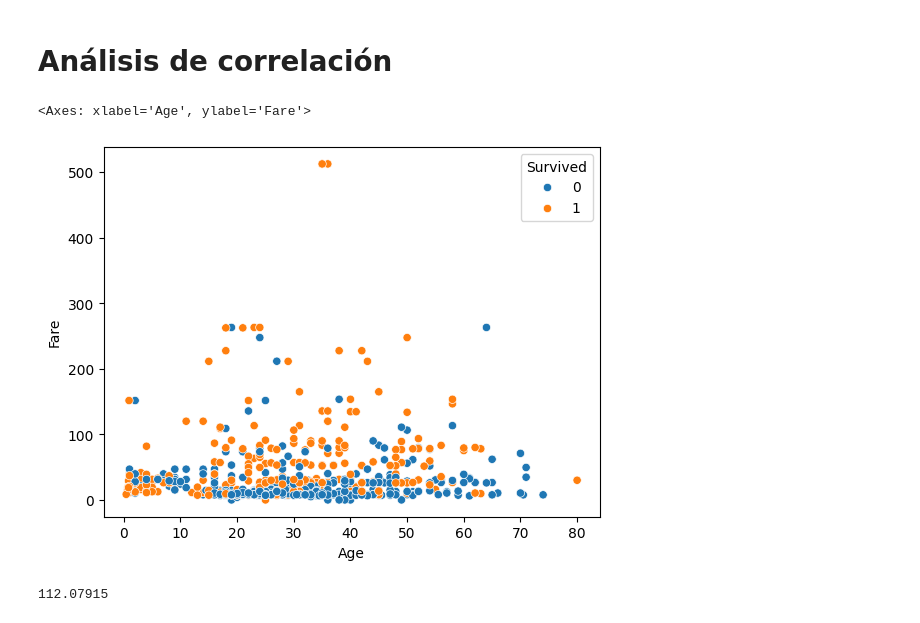
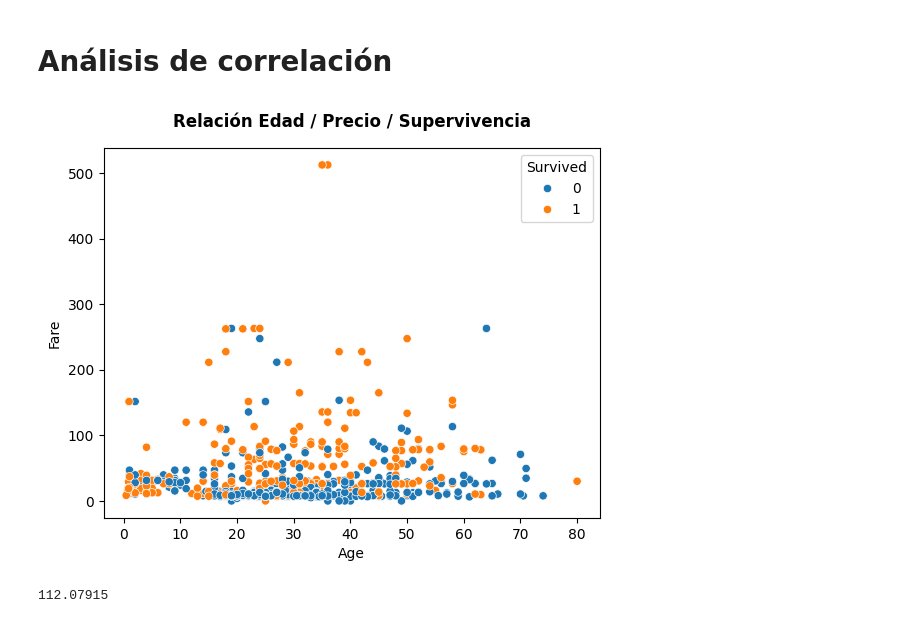
Before and after one commit to xlisouski/CursoDS, a Jupyter notebook: 10_Visualizaciones.ipynb, the cells around one changed output. Cells and saved outputs as stored; diff of their text form; code cells hidden in the pictures.

```diff
--- a/10_Visualizaciones.ipynb
+++ b/10_Visualizaciones.ipynb
@@ -50,13 +73,15 @@ for p in ax.patches:
 # %%
 # Correlación
 plt.figure()
 sns.scatterplot(data = df,
                 x = 'Age',
                 y = 'Fare',
-               hue = 'Survived')
+                hue = 'Survived')
+plt.title("Relación Edad / Precio / Supervivencia",
+             fontsize = 12, fontweight = 'bold', pad = 15)
+plt.show()
 # %% [output]
-<Axes: xlabel='Age', ylabel='Fare'>
-[figure, old version]
+[figure, new version]
 # %%
 # Saco Outliers
 percentil_95_fare = df['Fare'].quantile(0.95)
```
Also changed, not shown: parts of 18 cells of this notebook, 1 other file.
